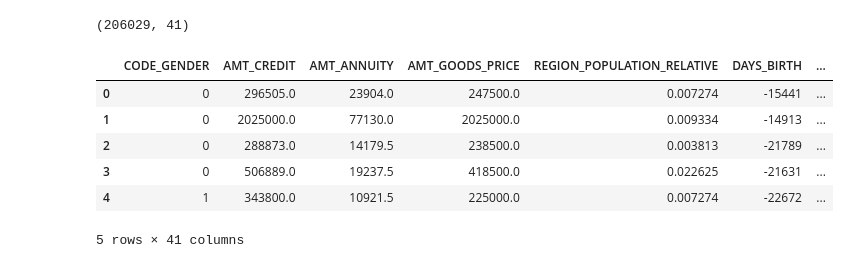
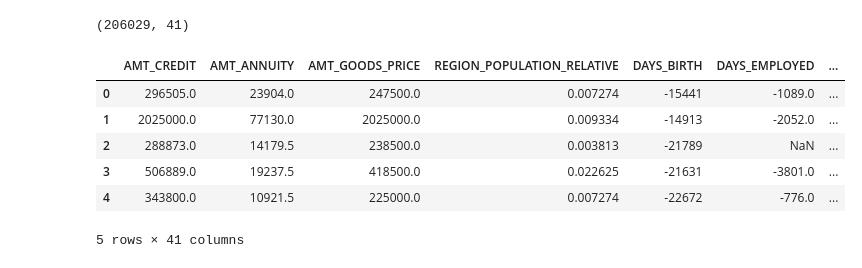
Before and after one commit to charlottemllt/Implementation-d-un-modele-de-scoring, a Jupyter notebook: P7_01_Notebook.ipynb, the cells around one changed output. Drawn from its saved outputs; the diff is of its cells as text; code cells hidden in the pictures.

```diff
--- a/P7_01_Notebook.ipynb
+++ b/P7_01_Notebook.ipynb
@@ -35,13 +40,13 @@ Run LightGBM with kfold - done in 431s
 # %%
-train_df = pd.read_csv('df_train_best.csv')
-print(train_df.shape)
-train_df.head()
+train_df_best40 = pd.read_csv('df_train_best40.csv')
+print(train_df_best40.shape)
+train_df_best40.head()
 # %% [output]
 (206029, 41)
-|  | CODE_GENDER | AMT_CREDIT | AMT_ANNUITY | AMT_GOODS_PRICE | REGION_POPULATION_RELATIVE | DAYS_BIRTH | ... |
-| 0 | 0 | 296505.0 | 23904.0 | 247500.0 | 0.007274 | -15441 | ... |
-| 1 | 0 | 2025000.0 | 77130.0 | 2025000.0 | 0.009334 | -14913 | ... |
-| 2 | 0 | 288873.0 | 14179.5 | 238500.0 | 0.003813 | -21789 | ... |
-| 3 | 0 | 506889.0 | 19237.5 | 418500.0 | 0.022625 | -21631 | ... |
-| 4 | 1 | 343800.0 | 10921.5 | 225000.0 | 0.007274 | -22672 | ... |
+|  | AMT_CREDIT | AMT_ANNUITY | AMT_GOODS_PRICE | REGION_POPULATION_RELATIVE | DAYS_BIRTH | DAYS_EMPLOYED | ... |
+| 0 | 296505.0 | 23904.0 | 247500.0 | 0.007274 | -15441 | -1089.0 | ... |
+| 1 | 2025000.0 | 77130.0 | 2025000.0 | 0.009334 | -14913 | -2052.0 | ... |
+| 2 | 288873.0 | 14179.5 | 238500.0 | 0.003813 | -21789 | NaN | ... |
+| 3 | 506889.0 | 19237.5 | 418500.0 | 0.022625 | -21631 | -3801.0 | ... |
+| 4 | 343800.0 | 10921.5 | 225000.0 | 0.007274 | -22672 | -776.0 | ... |
 5 rows × 41 columns
```
Also changed, not shown: parts of 11 cells of this notebook.
